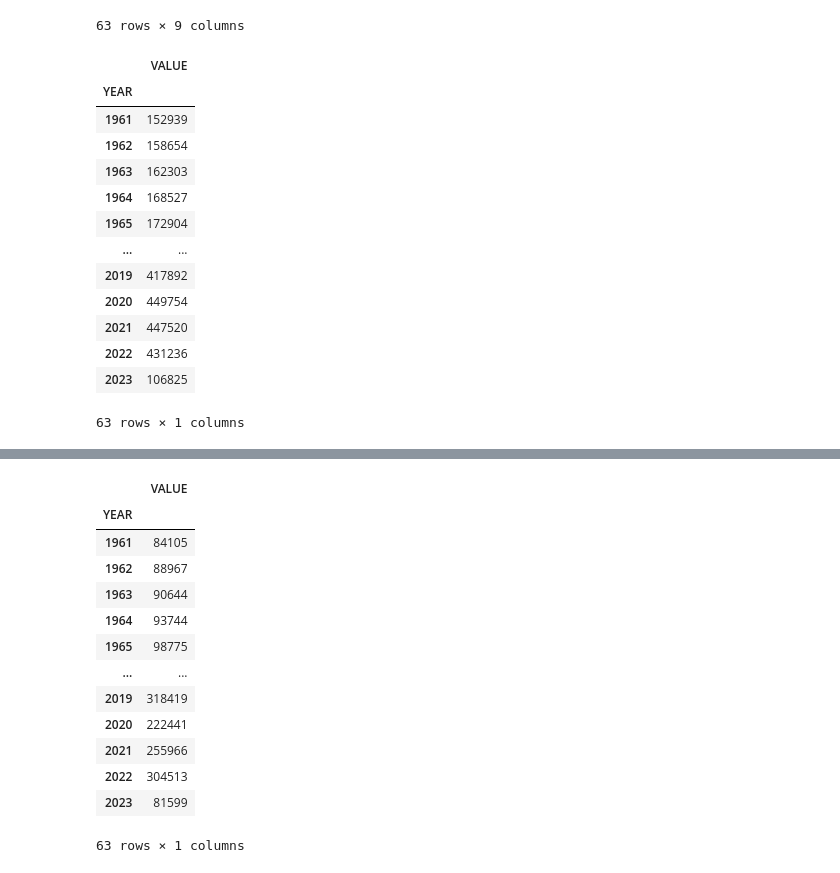
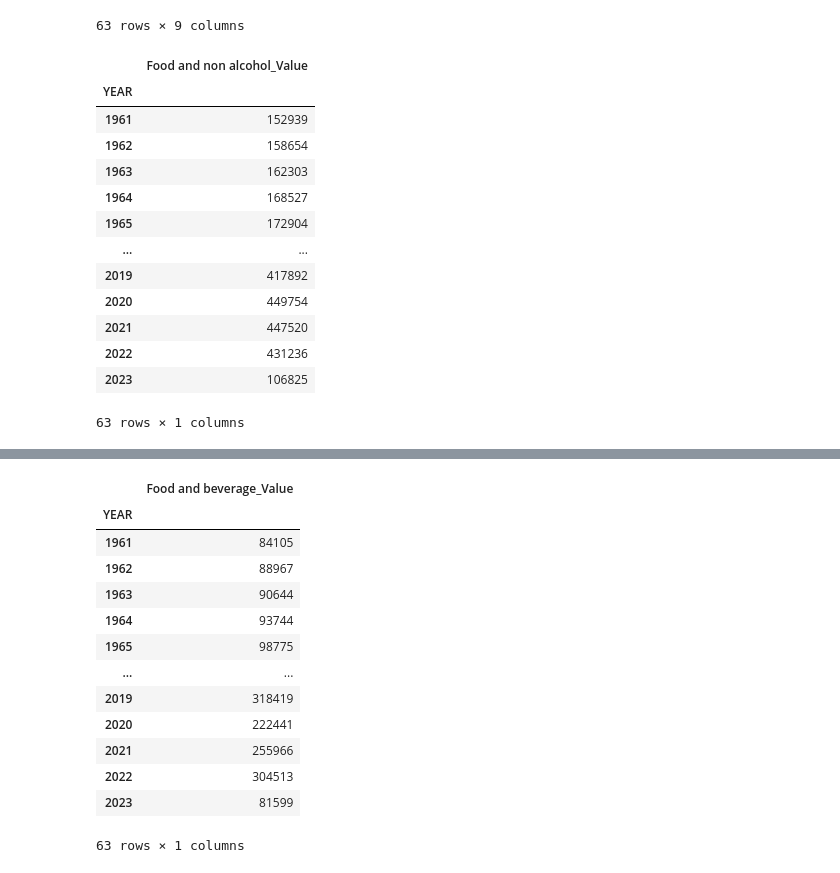
Before and after one commit to zRandgris/project1, a Jupyter notebook: TheProject.ipynb, the cells around one changed output, grey strips where cells are left out. Drawn from its saved outputs; the diff is of its cells as text; code cells hidden in the pictures.

```diff
--- a/TheProject.ipynb
+++ b/TheProject.ipynb
@@ -379,9 +383,10 @@ Expenses_C11
 # %%
 Year_Expenses_C11 = Expenses_C11[["YEAR","VALUE"]]
 Year_Expenses_C11=Year_Expenses_C11.set_index("YEAR")
+Year_Expenses_C11= Year_Expenses_C11.rename(columns={"VALUE":"Food and non alcohol_Value"})
 Year_Expenses_C11
 # %% [output]
-|  | VALUE |
+|  | Food and non alcohol_Value |
 | YEAR |  |
 | 1961 | 152939 |
 | 1962 | 158654 |
@@ -433,9 +438,10 @@ Expenses_C22
 # %%
 Year_Expenses_C22 = Expenses_C22[["YEAR","VALUE"]]
 Year_Expenses_C22=Year_Expenses_C22.set_index("YEAR")
+Year_Expenses_C22= Year_Expenses_C22.rename(columns={"VALUE":"Food and beverage_Value"})
 Year_Expenses_C22
 # %% [output]
-|  | VALUE |
+|  | Food and beverage_Value |
 | YEAR |  |
 | 1961 | 84105 |
 | 1962 | 88967 |
```
Also changed, not shown: parts of 23 cells of this notebook, 16 other files.
